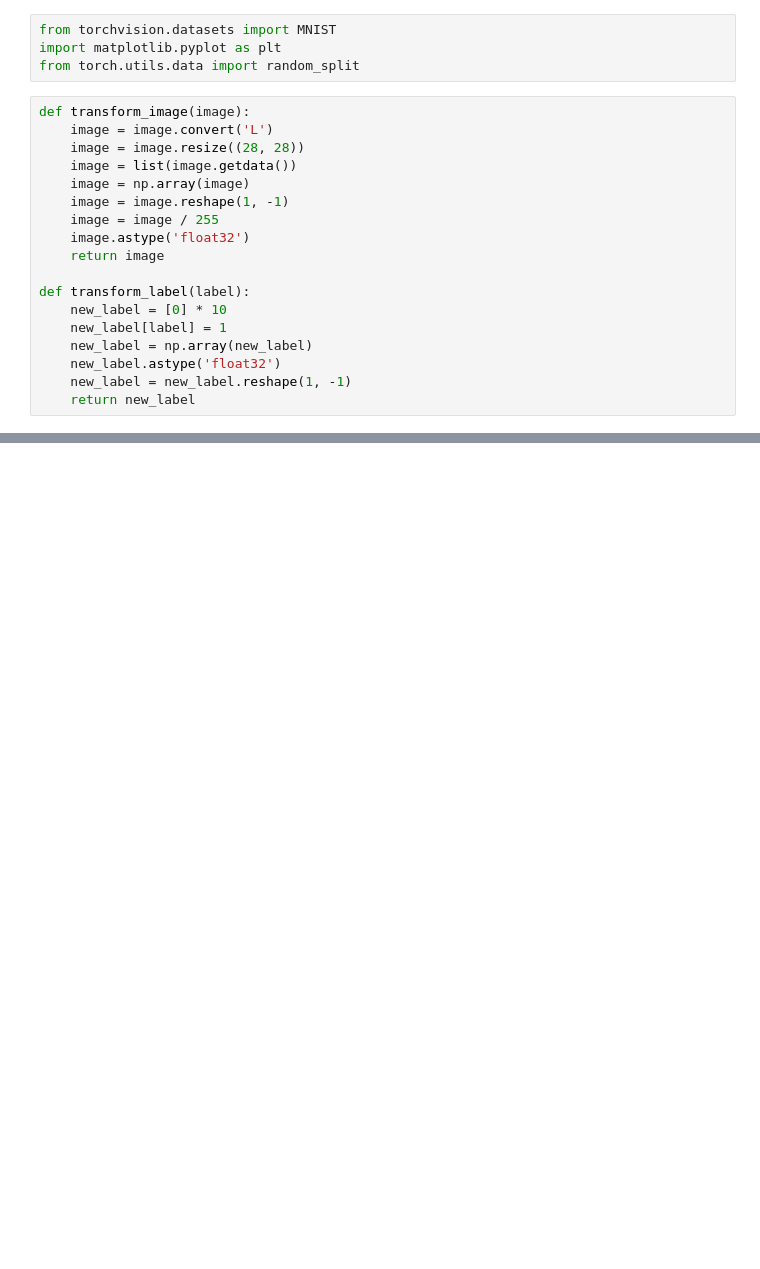
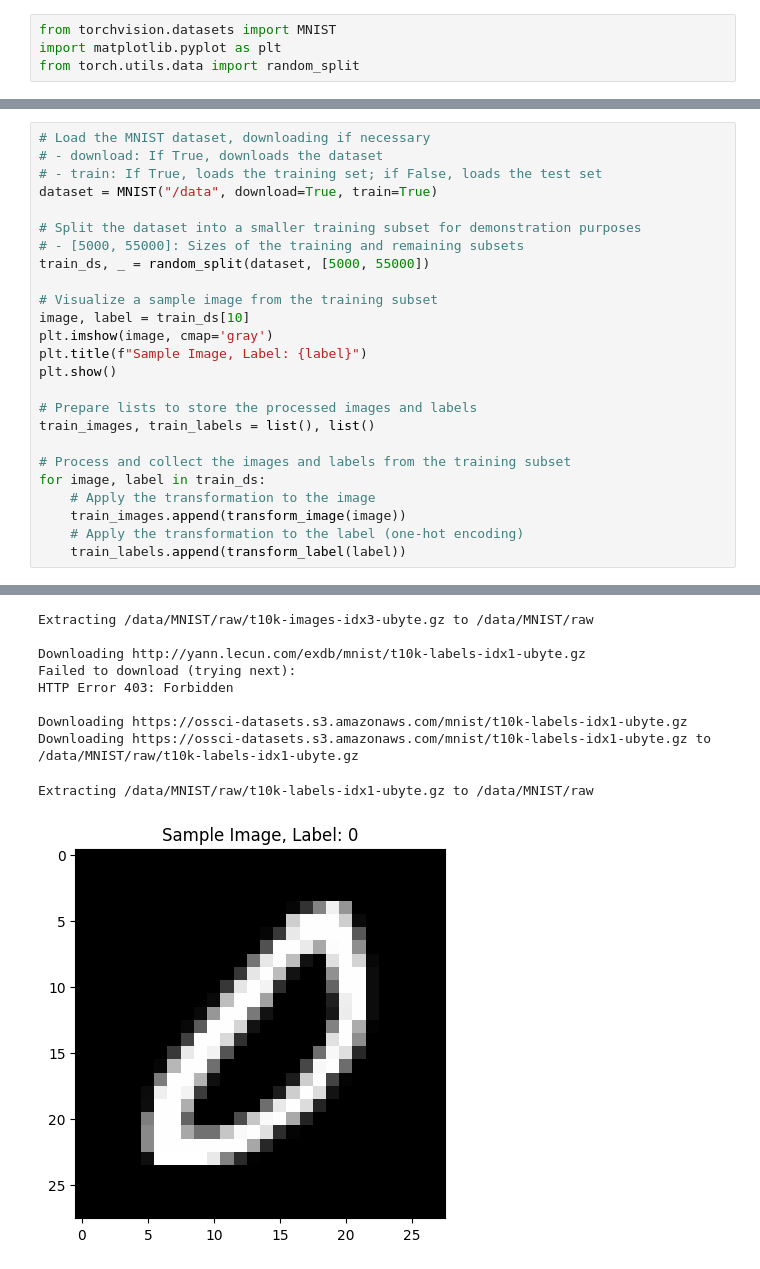
Before and after one commit to sidd6p/MNIST-Neural-Network-from-scratch, a Jupyter notebook: mnist-neural-network-from-scratch.ipynb, the cells around one changed output, grey strips where cells are left out. Drawn from its saved outputs; the diff is of its cells as text; blank space fills up the shorter version.

Commit message:
Kaggle Notebook | MNIST-Neural-Network-from-scratch | Version 8

```diff
--- a/mnist-neural-network-from-scratch.ipynb
+++ b/mnist-neural-network-from-scratch.ipynb
@@ -170,21 +258,3 @@ print(x_train[0], y_train[0])
 from torchvision.datasets import MNIST
 import matplotlib.pyplot as plt
 from torch.utils.data import random_split
-# %%
-def transform_image(image):
-    image = image.convert('L')
-    image = image.resize((28, 28))
-    image = list(image.getdata())
-    image = np.array(image)
-    image = image.reshape(1, -1)
-    image = image / 255
-    image.astype('float32')
-    return image
-
-def transform_label(label):
-    new_label = [0] * 10
-    new_label[label] = 1
-    new_label = np.array(new_label)
-    new_label.astype('float32')
-    new_label = new_label.reshape(1, -1)
-    return new_label
@@ -216,0 +310,26 @@ net.fit(train_images, train_labels, epochs=100, lr=0.1)
+# %%
+# Load the MNIST dataset, downloading if necessary
+# - download: If True, downloads the dataset
+# - train: If True, loads the training set; if False, loads the test set
+dataset = MNIST("/data", download=True, train=True)
+
+# Split the dataset into a smaller training subset for demonstration purposes
+# - [5000, 55000]: Sizes of the training and remaining subsets
+train_ds, _ = random_split(dataset, [5000, 55000])
+
+# Visualize a sample image from the training subset
+image, label = train_ds[10]
+plt.imshow(image, cmap='gray')
+plt.title(f"Sample Image, Label: {label}")
+plt.show()
+
+# Prepare lists to store the processed images and labels
+train_images, train_labels = list(), list()
+
+# Process and collect the images and labels from the training subset
+for image, label in train_ds:
+    # Apply the transformation to the image
+    train_images.append(transform_image(image))
+    # Apply the transformation to the label (one-hot encoding)
+    train_labels.append(transform_label(label))
+# %% [output]
@@ -216,0 +358,10 @@ net.fit(train_images, train_labels, epochs=100, lr=0.1)
+Extracting /data/MNIST/raw/t10k-images-idx3-ubyte.gz to /data/MNIST/raw
+
+Downloading http://yann.lecun.com/exdb/mnist/t10k-labels-idx1-ubyte.gz
+Failed to download (trying next):
+HTTP Error 403: Forbidden
+
+Downloading https://ossci-datasets.s3.amazonaws.com/mnist/t10k-labels-idx1-ubyte.gz
+Downloading https://ossci-datasets.s3.amazonaws.com/mnist/t10k-labels-idx1-ubyte.gz to /data/MNIST/raw/t10k-labels-idx1-ubyte.gz
+Extracting /data/MNIST/raw/t10k-labels-idx1-ubyte.gz to /data/MNIST/raw
+[figure, added]
```
Also changed, not shown: parts of 22 cells of this notebook.
